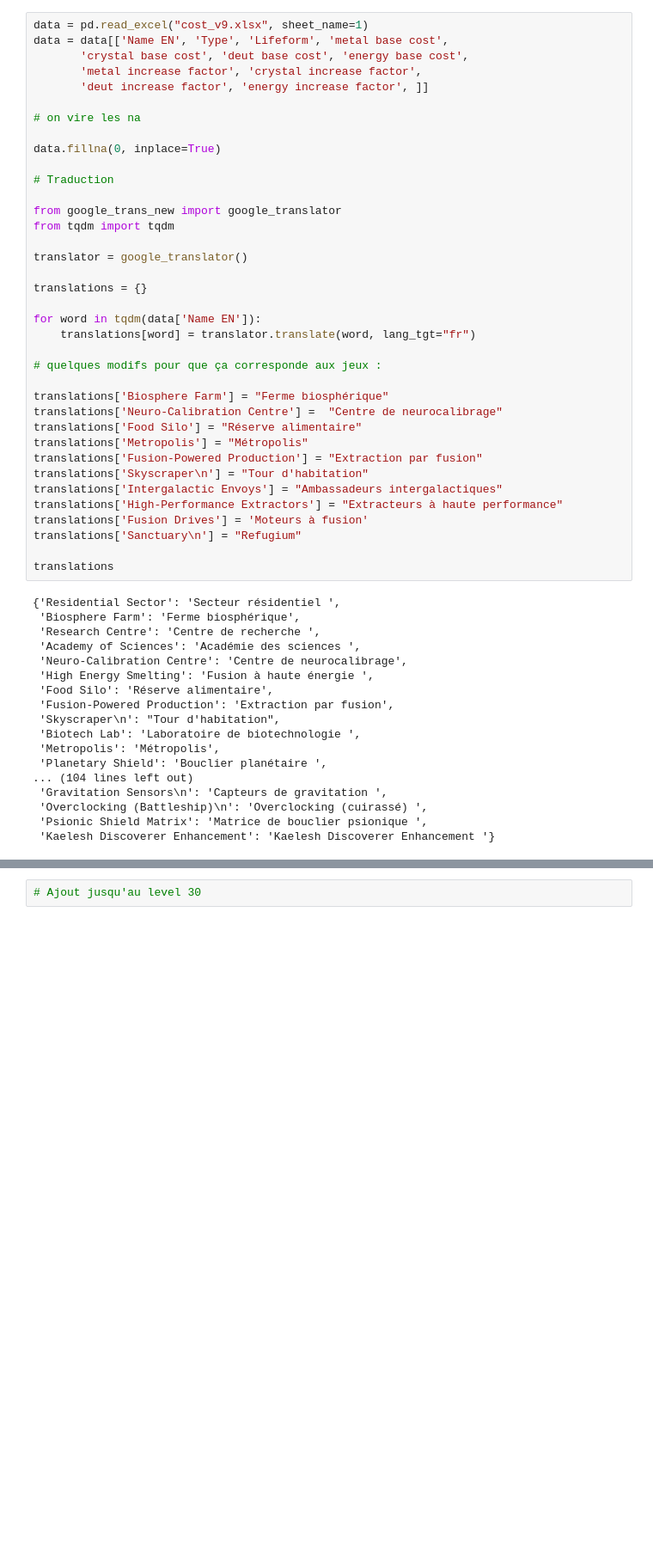
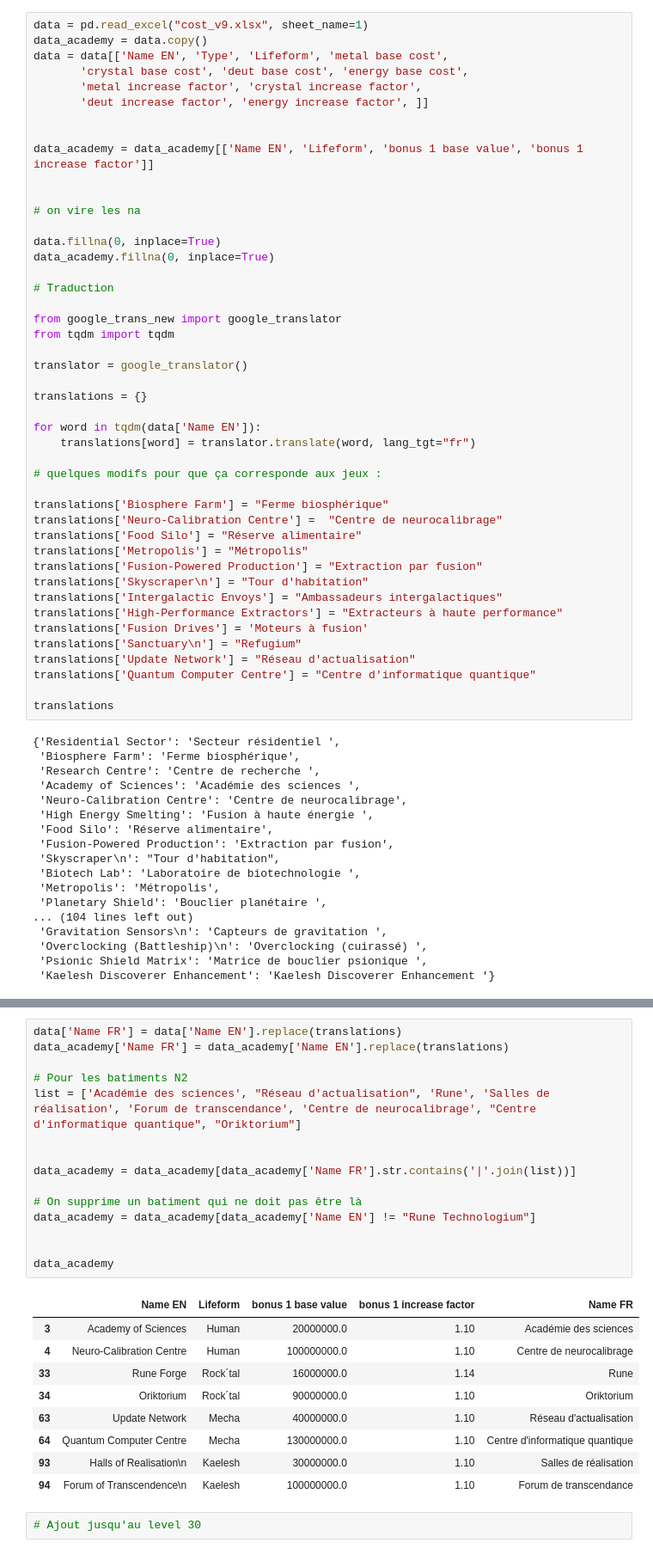
Before and after one commit to Tomlora/Ogame, a Jupyter notebook: cost_v9_transformer.ipynb, the cells around one changed output, grey strips where cells are left out. Shown at 86% size. Saved outputs shown, nothing was run; the diff lists cells and outputs as text; blank space fills up the shorter version.

```diff
--- a/cost_v9_transformer.ipynb
+++ b/cost_v9_transformer.ipynb
@@ -9,14 +9,20 @@ import warnings
 warnings.filterwarnings('ignore', 'PerformanceWarning')
 # %%
 data = pd.read_excel("cost_v9.xlsx", sheet_name=1)
+data_academy = data.copy()
 data = data[['Name EN', 'Type', 'Lifeform', 'metal base cost',
        'crystal base cost', 'deut base cost', 'energy base cost',
        'metal increase factor', 'crystal increase factor',
        'deut increase factor', 'energy increase factor', ]]
 
+
+data_academy = data_academy[['Name EN', 'Lifeform', 'bonus 1 base value', 'bonus 1 increase factor']]
+
+
 # on vire les na
 
 data.fillna(0, inplace=True)
+data_academy.fillna(0, inplace=True)
 
 # Traduction
 
@@ -42,6 +48,8 @@ translations['Intergalactic Envoys'] = "Ambassadeurs intergalactiques"
 translations['High-Performance Extractors'] = "Extracteurs à haute performance"
 translations['Fusion Drives'] = 'Moteurs à fusion'
 translations['Sanctuary\n'] = "Refugium"
+translations['Update Network'] = "Réseau d'actualisation"
+translations['Quantum Computer Centre'] = "Centre d'informatique quantique"
 
 translations
 # %% [output]
@@ -67,3 +73,28 @@ data['Name FR'] = data['Name EN'].replace(translations)
+# %%
+data['Name FR'] = data['Name EN'].replace(translations)
+data_academy['Name FR'] = data_academy['Name EN'].replace(translations)
+
+# Pour les batiments N2
+list = ['Académie des sciences', "Réseau d'actualisation", 'Rune', 'Salles de réalisation', 'Forum de transcendance', 'Centre de neurocalibrage', "Centre d'informatique quantique", "Oriktorium"]
+
+
+data_academy = data_academy[data_academy['Name FR'].str.contains('|'.join(list))]
+
+# On supprime un batiment qui ne doit pas être là
+data_academy = data_academy[data_academy['Name EN'] != "Rune Technologium"]
+
+
+data_academy
+# %% [output]
+|  | Name EN | Lifeform | bonus 1 base value | bonus 1 increase factor | Name FR |
+| 3 | Academy of Sciences | Human | 20000000.0 | 1.10 | Académie des sciences |
+| 4 | Neuro-Calibration Centre | Human | 100000000.0 | 1.10 | Centre de neurocalibrage |
+| 33 | Rune Forge | Rock´tal | 16000000.0 | 1.14 | Rune |
+| 34 | Oriktorium | Rock´tal | 90000000.0 | 1.10 | Oriktorium |
+| 63 | Update Network | Mecha | 40000000.0 | 1.10 | Réseau d'actualisation |
+| 64 | Quantum Computer Centre | Mecha | 130000000.0 | 1.10 | Centre d'informatique quantique |
+| 93 | Halls of Realisation\n | Kaelesh | 30000000.0 | 1.10 | Salles de réalisation |
+| 94 | Forum of Transcendence\n | Kaelesh | 100000000.0 | 1.10 | Forum de transcendance |
 # %%
 # Ajout jusqu'au level 30
 # %%
```
Also changed, not shown: parts of 5 cells of this notebook, 17 other files.
